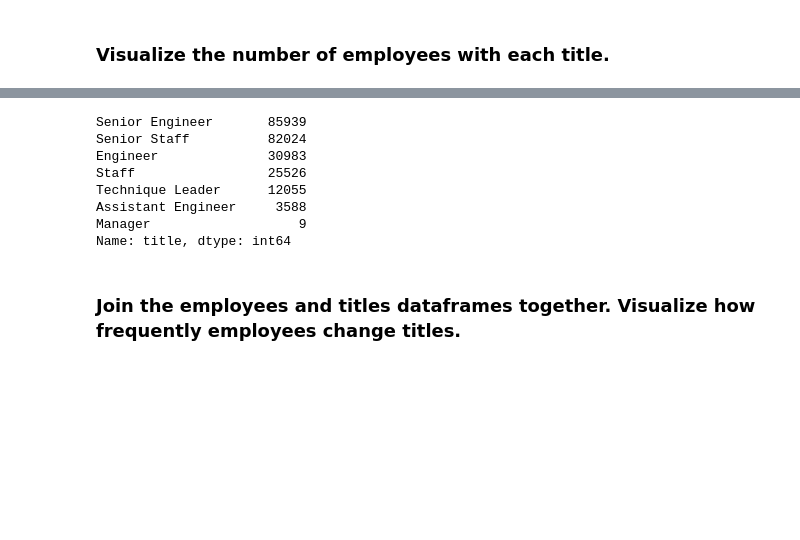
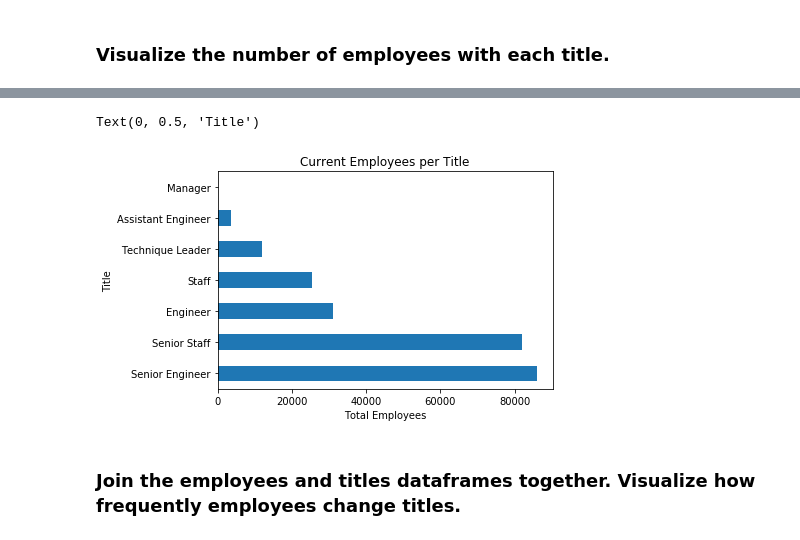
Before and after one commit to ThompsonBethany01/numpy-pandas-visualization-exercises, a Jupyter notebook: advanced_dataframes.ipynb, the cells around one changed output, grey strips where cells are left out. Saved outputs shown, nothing was run; the diff lists cells and outputs as text; code cells hidden in the pictures; blank space fills up the shorter version.

```diff
--- a/advanced_dataframes.ipynb
+++ b/advanced_dataframes.ipynb
@@ -239,19 +266,24 @@ Text(0, 0.5, 'Title')
 # %%
-#this time we create a titles data table with only the current employee titles
+#this time we create a titles and employees data table with only the current data
 titles_current = pd.read_sql('SELECT * FROM titles WHERE to_date > CURDATE()', get_db_url('employees'))
+employees_current = pd.read_sql('''SELECT * FROM dept_emp WHERE to_date > CURDATE()''',get_db_url('employees'))
+
 #we join the two together with the emp_no
-emp_with_titles_current = pd.merge(employees, titles_current, left_on='emp_no', right_on='emp_no', how='left')
+emp_with_titles_current = pd.merge(employees_current, titles_current, left_on='emp_no', right_on='emp_no', how='left')
+
 #value counts shows us the counts of the distinct title names
-emp_with_titles_current.title.value_counts()
+title_counts = emp_with_titles_current.title.value_counts()
+
+#graphing the dataframe into a horizontal bar graph
+title_counts.plot.barh()
+
+#explicitly labeling the title and axis labels
+plt.title('Current Employees per Title')
+plt.xlabel('Total Employees')
+plt.ylabel('Title')
 # %% [output]
-Senior Engineer       85939
-Senior Staff          82024
-Engineer              30983
-Staff                 25526
-Technique Leader      12055
-Assistant Engineer     3588
-Manager                   9
-Name: title, dtype: int64
+Text(0, 0.5, 'Title')
+[figure, added]
 # %% [markdown]
 ### Join the employees and titles dataframes together. Visualize how frequently employees change titles.
 # %%
```
Also changed, not shown: parts of 38 cells of this notebook, 1 other file.
